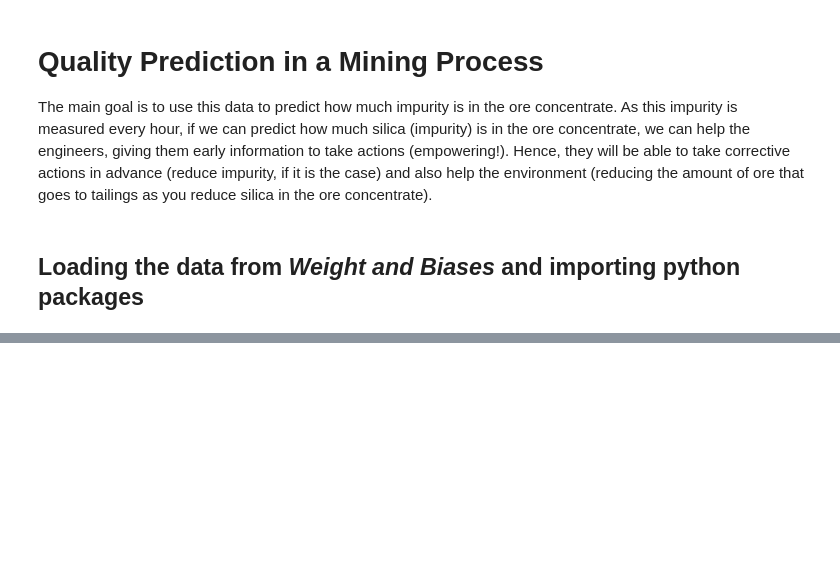
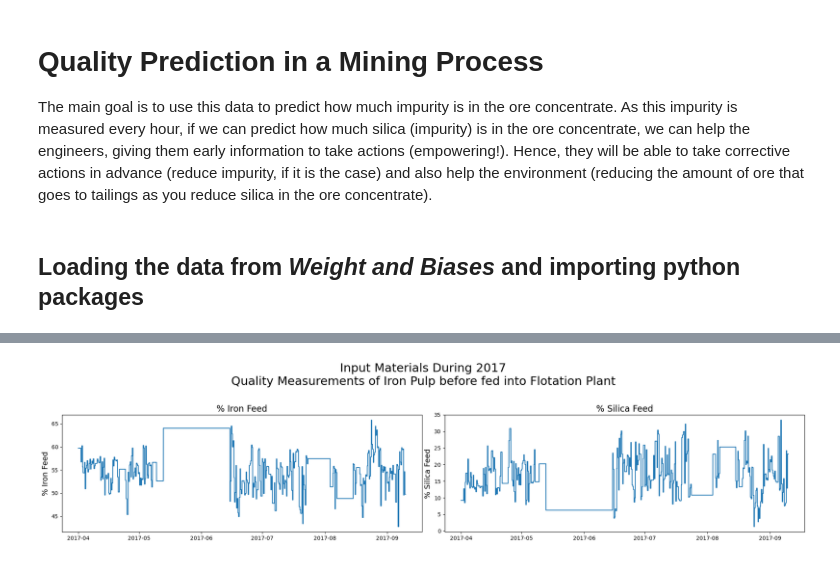
Before and after one commit to ThiagoGrabe/flotation-plant-analysis, a Jupyter notebook: src/eda/EDA.ipynb, the cells around one changed output, grey strips where cells are left out. Drawn from its saved outputs; the diff is of its cells as text; code cells hidden in the pictures; blank space fills up the shorter version.

```diff
--- a/src/eda/EDA.ipynb
+++ b/src/eda/EDA.ipynb
@@ -117,3 +64,0 @@ If we remove the index with issue, we lose 0.04 % of data, which is irrelevant.
-# %%
-df = df.loc["2017-04-01":]
-df.head(2)
@@ -194,3 +70,0 @@ append_val
-# %%
-df = pd.concat([df, append_val]).reset_index().set_index('date', drop=True)
-df.loc['2017-04-10'].groupby(df.loc['2017-04-10'].index).count().head(3)
@@ -239,3 +70,0 @@ sanity_df[sanity_df['% Silica Concentrate'].gt(1)]
-# %%
-idx = pd.date_range(start='2017-04-02 07:00:20', end='2017-04-02 11:00:00', freq='20s')
-plt.plot(idx, df.loc['2017-04-02 07:00:00':'2017-04-02 10:00:00']['% Silica Concentrate'].values)
@@ -244,0 +93,28 @@ plt.plot(idx, df.loc['2017-04-02 07:00:00':'2017-04-02 10:00:00']['% Silica Conc
+# %%
+df['Shift'] = np.nan
+for idx in df.between_time(start_time='00:00:00', end_time='08:00:00').index.tolist():
+    df.loc[idx, "Shift"] = "A"
+for idx in df.between_time(start_time='08:01:00', end_time='16:00:00').index.tolist():
+    df.loc[idx, "Shift"] = "B"
+for idx in df.between_time(start_time='16:01:00', end_time='23:59:59').index.tolist():
+    df.loc[idx, "Shift"] = "C"
+# %%
+fig, axes = plt.subplots(nrows=1, ncols=2, figsize=(20, 5))
+
+for idx, col in enumerate(df.columns[0:3]):
+    try:
+        ax = plt.subplot(1,2, (idx+1))
+        ax.plot(df[col])
+        ax.xaxis.set_major_locator(mdates.MonthLocator())
+        ax.xaxis.set_major_formatter(mdates.DateFormatter('%Y-%m'))
+        ax.set_ylabel(col, fontdict={'fontsize':14})
+        ax.set_title(f'{col}', fontdict={'fontsize':16})
+
+    except:
+        pass
+
+plt.suptitle('Input Materials During 2017\nQuality Measurements of Iron Pulp before fed into Flotation Plant', fontsize=22)
+plt.tight_layout(pad=1.08, h_pad=.8, w_pad=.5, rect=[0, 0.03, 1, 0.95])
+plt.show()
+# %% [output]
+[figure, added]
```
Also changed, not shown: parts of 30 cells of this notebook, 5 other files.
